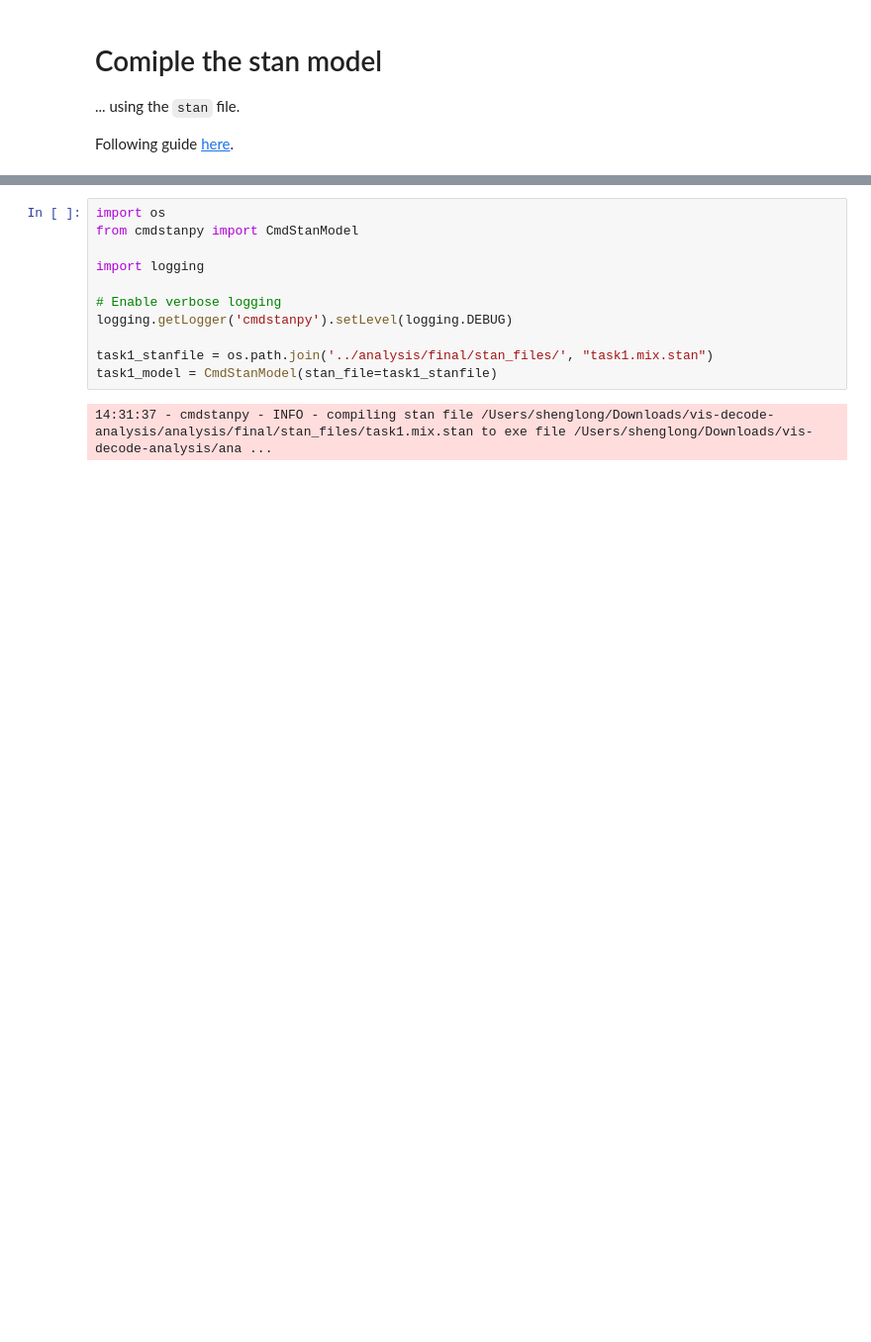
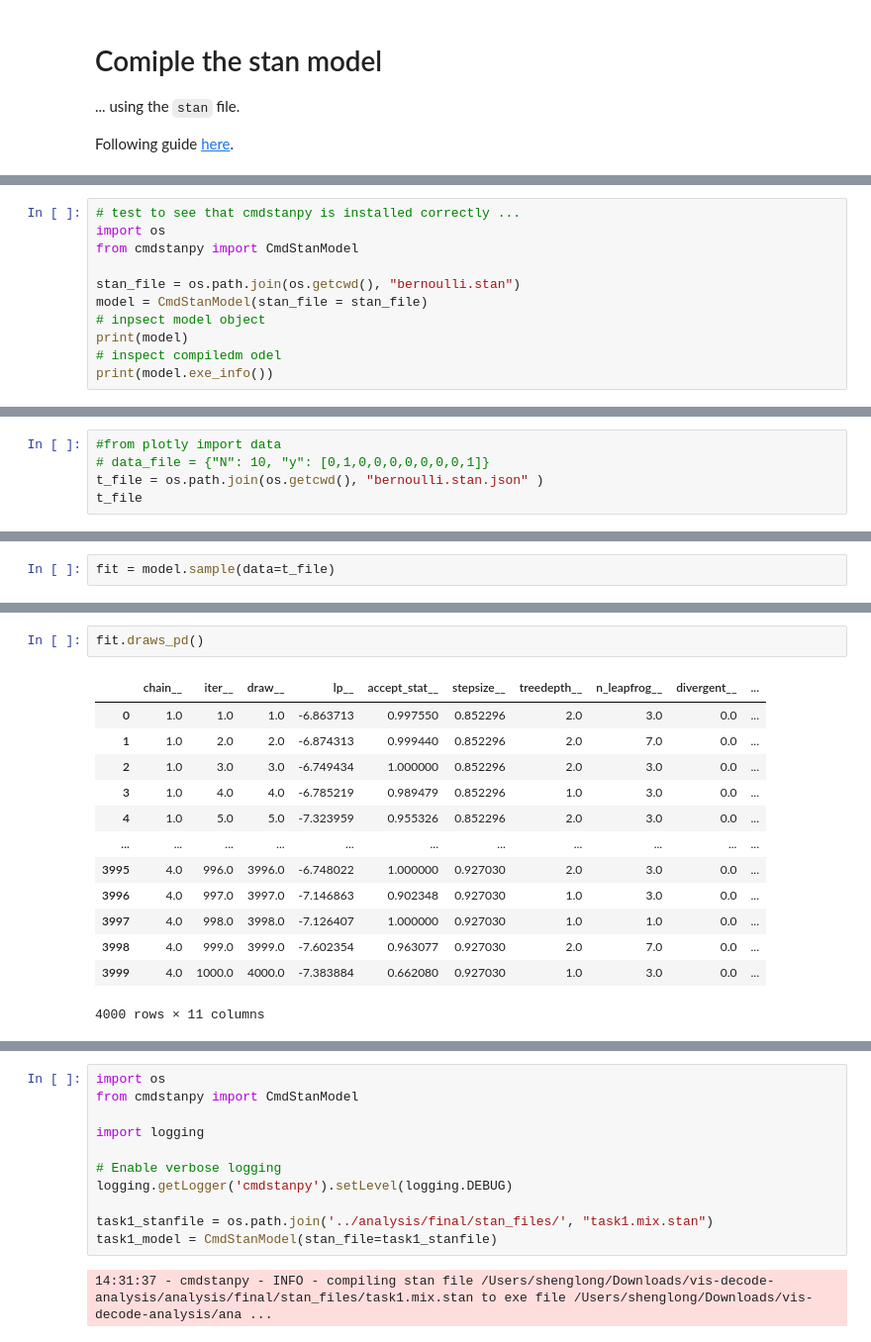
Before and after one commit to mika-long/vis-decode-analysis, a Jupyter notebook: PyMC/task1.ipynb, the cells around one changed output, grey strips where cells are left out. Shown at 99% size. Drawn from its saved outputs; the diff is of its cells as text; blank space fills up the shorter version.

Commit message:
adding an example using sample bernoulli:

```diff
--- a/PyMC/task1.ipynb
+++ b/PyMC/task1.ipynb
@@ -54,0 +37,11 @@ print(cmdstan_path())
+# %%
+# test to see that cmdstanpy is installed correctly ...
+import os
+from cmdstanpy import CmdStanModel
+
+stan_file = os.path.join(os.getcwd(), "bernoulli.stan")
+model = CmdStanModel(stan_file = stan_file)
+# inpsect model object
+print(model)
+# inspect compiledm odel
+print(model.exe_info())
@@ -54,0 +54,5 @@ print(cmdstan_path())
+# %%
+#from plotly import data
+# data_file = {"N": 10, "y": [0,1,0,0,0,0,0,0,0,1]}
+t_file = os.path.join(os.getcwd(), "bernoulli.stan.json" )
+t_file
@@ -54,0 +61,2 @@ print(cmdstan_path())
+# %%
+fit = model.sample(data=t_file)
@@ -54,0 +66,16 @@ print(cmdstan_path())
+# %%
+fit.draws_pd()
+# %% [output]
+|  | chain__ | iter__ | draw__ | lp__ | accept_stat__ | stepsize__ | treedepth__ | n_leapfrog__ | divergent__ | ... |
+| 0 | 1.0 | 1.0 | 1.0 | -6.863713 | 0.997550 | 0.852296 | 2.0 | 3.0 | 0.0 | ... |
+| 1 | 1.0 | 2.0 | 2.0 | -6.874313 | 0.999440 | 0.852296 | 2.0 | 7.0 | 0.0 | ... |
+| 2 | 1.0 | 3.0 | 3.0 | -6.749434 | 1.000000 | 0.852296 | 2.0 | 3.0 | 0.0 | ... |
+| 3 | 1.0 | 4.0 | 4.0 | -6.785219 | 0.989479 | 0.852296 | 1.0 | 3.0 | 0.0 | ... |
+| 4 | 1.0 | 5.0 | 5.0 | -7.323959 | 0.955326 | 0.852296 | 2.0 | 3.0 | 0.0 | ... |
+| ... | ... | ... | ... | ... | ... | ... | ... | ... | ... | ... |
+| 3995 | 4.0 | 996.0 | 3996.0 | -6.748022 | 1.000000 | 0.927030 | 2.0 | 3.0 | 0.0 | ... |
+| 3996 | 4.0 | 997.0 | 3997.0 | -7.146863 | 0.902348 | 0.927030 | 1.0 | 3.0 | 0.0 | ... |
+| 3997 | 4.0 | 998.0 | 3998.0 | -7.126407 | 1.000000 | 0.927030 | 1.0 | 1.0 | 0.0 | ... |
+| 3998 | 4.0 | 999.0 | 3999.0 | -7.602354 | 0.963077 | 0.927030 | 2.0 | 7.0 | 0.0 | ... |
+| 3999 | 4.0 | 1000.0 | 4000.0 | -7.383884 | 0.662080 | 0.927030 | 1.0 | 3.0 | 0.0 | ... |
+4000 rows × 11 columns
```
Also changed, not shown: parts of 7 cells of this notebook, 3 other files.
